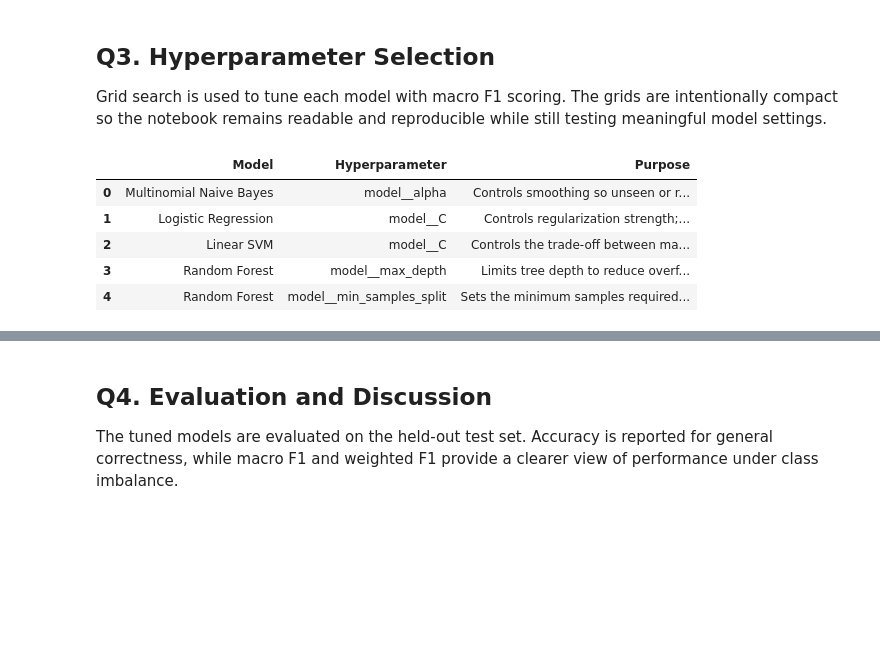
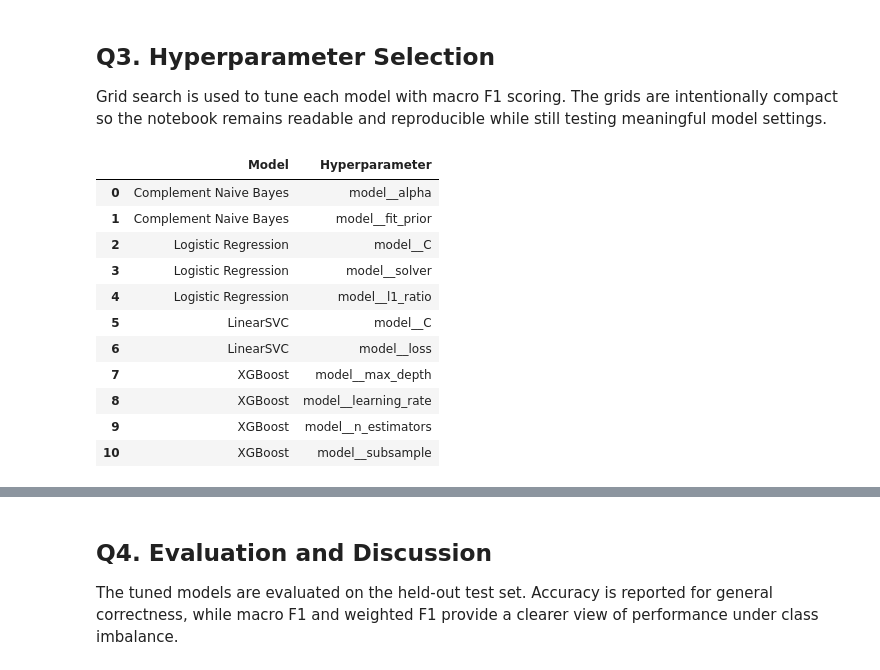
Before and after one commit to Nic0111/sentiment-analysis-text-classification, a Jupyter notebook: notebooks/part_b_sentiment_classification.ipynb, the cells around one changed output, grey strips where cells are left out. Saved outputs shown, nothing was run; the diff lists cells and outputs as text; code cells hidden in the pictures; blank space fills up the shorter version.

```diff
--- a/notebooks/part_b_sentiment_classification.ipynb
+++ b/notebooks/part_b_sentiment_classification.ipynb
@@ -459,17 +633,29 @@ plt.show()
 Grid search is used to tune each model with macro F1 scoring. The grids are intentionally compact so the notebook remains readable and reproducible while still testing meaningful model settings.
 # %%
 hyperparameter_notes = pd.DataFrame([
-    {'Model': 'Multinomial Naive Bayes', 'Hyperparameter': 'model__alpha', 'Purpose': 'Controls smoothing so unseen or rare terms do not receive zero probability.'},
-    {'Model': 'Logistic Regression', 'Hyperparameter': 'model__C', 'Purpose': 'Controls regularization strength; smaller values apply stronger regularization.'},
-    {'Model': 'Linear SVM', 'Hyperparameter': 'model__C', 'Purpose': 'Controls the trade-off between margin width and classification errors.'},
-    {'Model': 'Random Forest', 'Hyperparameter': 'model__max_depth', 'Purpose': 'Limits tree depth to reduce overfitting.'},
-    {'Model': 'Random Forest', 'Hyperparameter': 'model__min_samples_split', 'Purpose': 'Sets the minimum samples required to split a tree node.'},
+    {'Model': 'Complement Naive Bayes', 'Hyperparameter': 'model__alpha'},
+    {'Model': 'Complement Naive Bayes', 'Hyperparameter': 'model__fit_prior'},
+    {'Model': 'Logistic Regression', 'Hyperparameter': 'model__C'},
+    {'Model': 'Logistic Regression', 'Hyperparameter': 'model__solver'},
+    {'Model': 'Logistic Regression', 'Hyperparameter': 'model__l1_ratio'},
+    {'Model': 'LinearSVC', 'Hyperparameter': 'model__C'},
+    {'Model': 'LinearSVC', 'Hyperparameter': 'model__loss'},
+    {'Model': 'XGBoost', 'Hyperparameter': 'model__max_depth'},
+    {'Model': 'XGBoost', 'Hyperparameter': 'model__learning_rate'},
+    {'Model': 'XGBoost', 'Hyperparameter': 'model__n_estimators'},
+    {'Model': 'XGBoost', 'Hyperparameter': 'model__subsample'},
 ])
 hyperparameter_notes
 # %% [output]
-|  | Model | Hyperparameter | Purpose |
-| 0 | Multinomial Naive Bayes | model__alpha | Controls smoothing so unseen or r... |
-| 1 | Logistic Regression | model__C | Controls regularization strength;... |
-| 2 | Linear SVM | model__C | Controls the trade-off between ma... |
-| 3 | Random Forest | model__max_depth | Limits tree depth to reduce overf... |
-| 4 | Random Forest | model__min_samples_split | Sets the minimum samples required... |
+|  | Model | Hyperparameter |
+| 0 | Complement Naive Bayes | model__alpha |
+| 1 | Complement Naive Bayes | model__fit_prior |
+| 2 | Logistic Regression | model__C |
+| 3 | Logistic Regression | model__solver |
+| 4 | Logistic Regression | model__l1_ratio |
+| 5 | LinearSVC | model__C |
+| 6 | LinearSVC | model__loss |
+| 7 | XGBoost | model__max_depth |
+| 8 | XGBoost | model__learning_rate |
+| 9 | XGBoost | model__n_estimators |
+| 10 | XGBoost | model__subsample |
```
Also changed, not shown: parts of 46 cells of this notebook, 2 other files.
